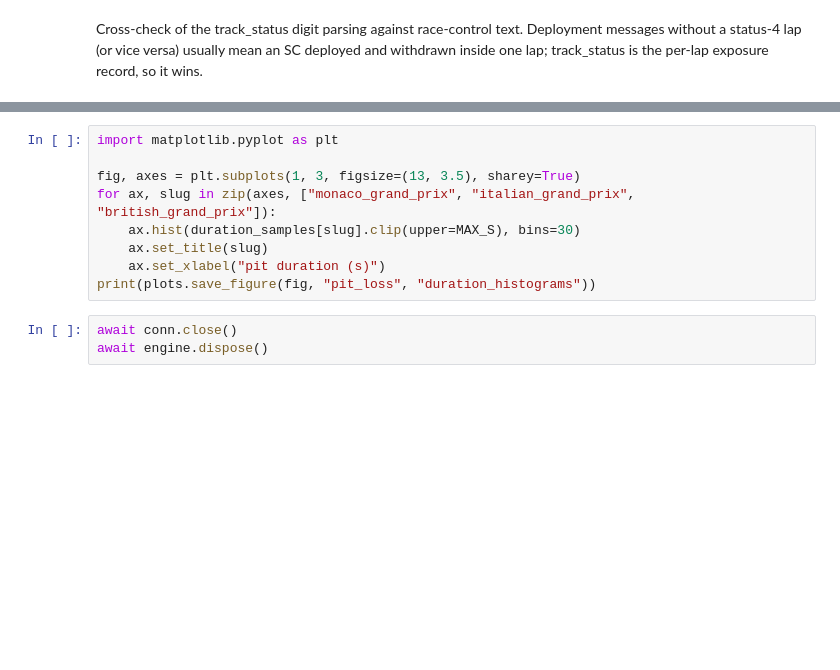
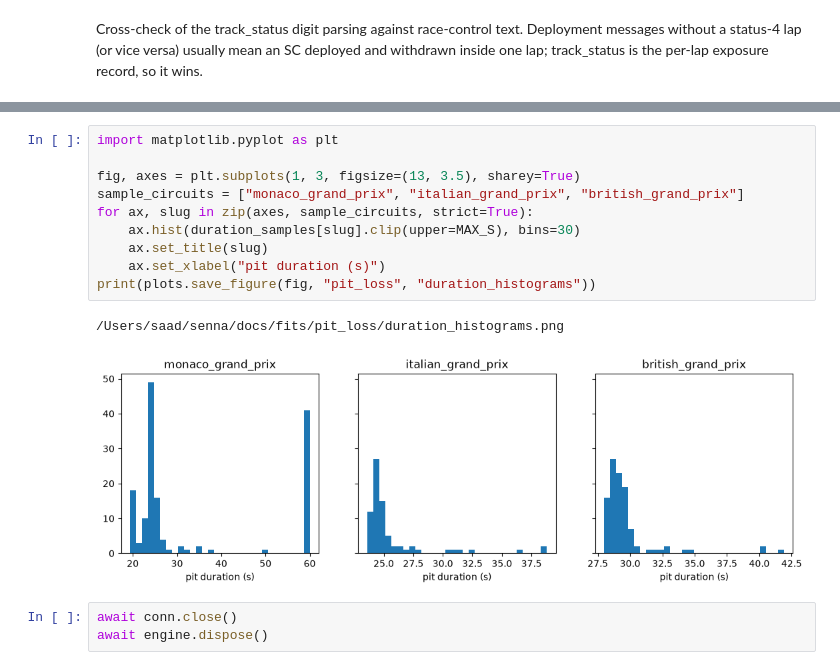
Before and after one commit to MdSaad09/SENNA, a Jupyter notebook: notebooks/fit_hazards_pit_loss.ipynb, the cells around one changed output, grey strips where cells are left out. Saved outputs shown, nothing was run; the diff lists cells and outputs as text; blank space fills up the shorter version.

```diff
--- a/notebooks/fit_hazards_pit_loss.ipynb
+++ b/notebooks/fit_hazards_pit_loss.ipynb
@@ -125,12 +176,16 @@ pd.DataFrame(pit_rows)
 # %%
 import matplotlib.pyplot as plt
 
 fig, axes = plt.subplots(1, 3, figsize=(13, 3.5), sharey=True)
-for ax, slug in zip(axes, ["monaco_grand_prix", "italian_grand_prix", "british_grand_prix"]):
+sample_circuits = ["monaco_grand_prix", "italian_grand_prix", "british_grand_prix"]
+for ax, slug in zip(axes, sample_circuits, strict=True):
     ax.hist(duration_samples[slug].clip(upper=MAX_S), bins=30)
     ax.set_title(slug)
     ax.set_xlabel("pit duration (s)")
 print(plots.save_figure(fig, "pit_loss", "duration_histograms"))
+# %% [output]
+/Users/saad/senna/docs/fits/pit_loss/duration_histograms.png
+[figure, added]
 # %%
 await conn.close()
 await engine.dispose()
```
Also changed, not shown: parts of 6 cells of this notebook, 21 other files.
